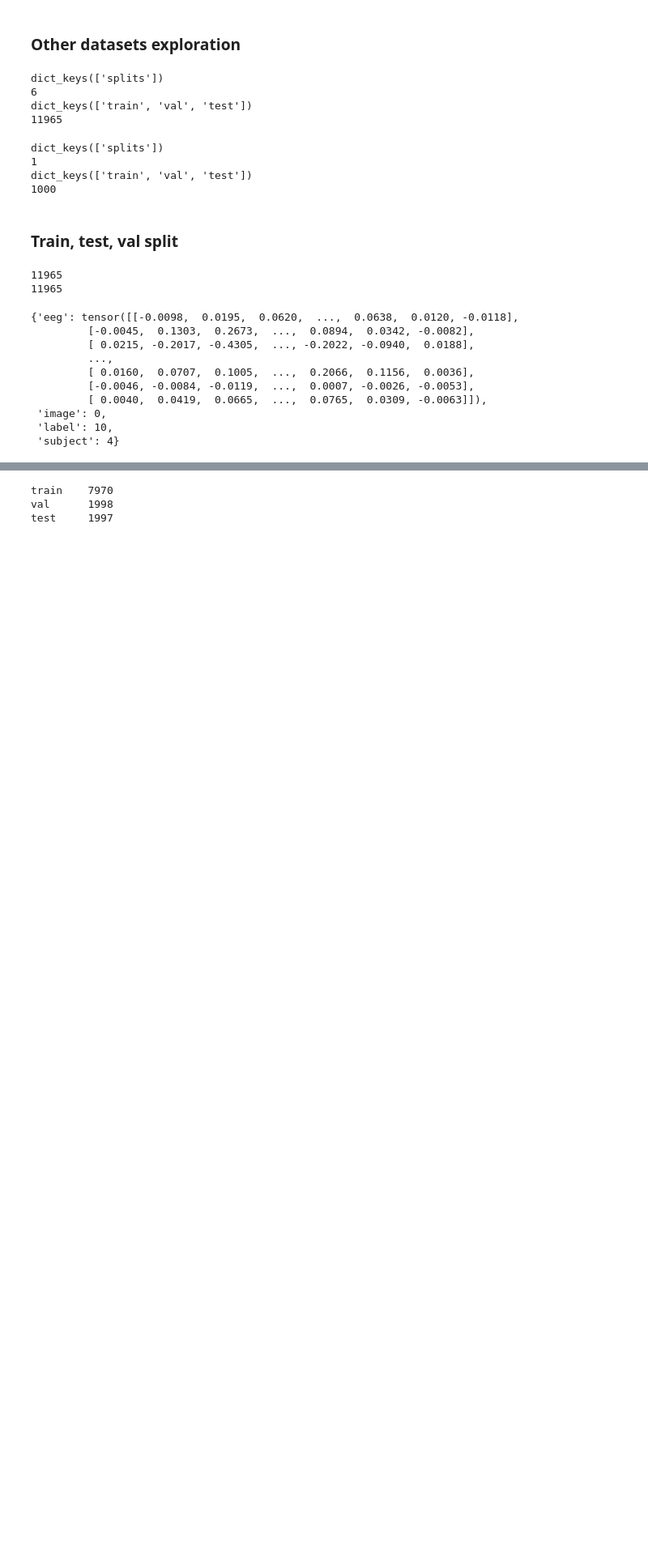
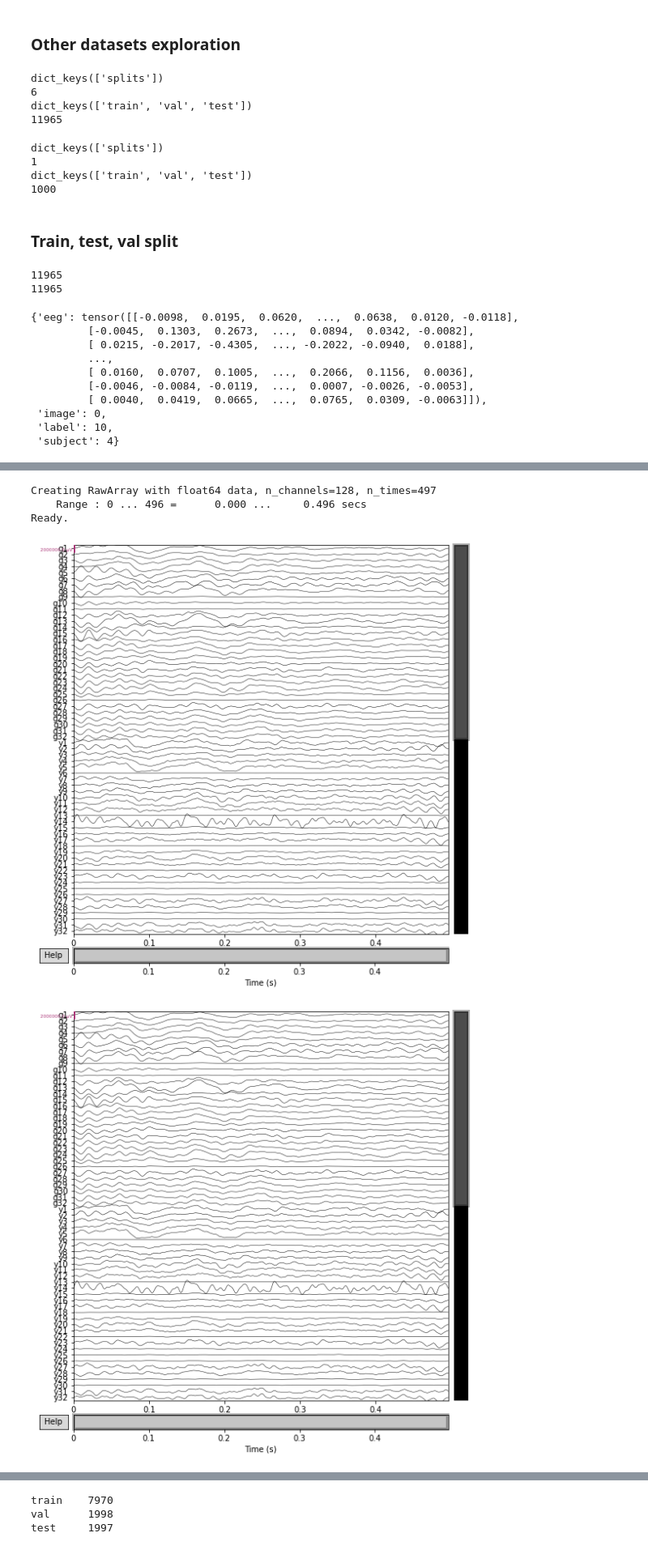
Before and after one commit to gianscuri/Brain-to-Image, a Jupyter notebook: stuff/DataExploration_EEGforVC.ipynb, the cells around one changed output, grey strips where cells are left out. Shown at 81% size. Saved outputs shown, nothing was run; the diff lists cells and outputs as text; code cells hidden in the pictures; blank space fills up the shorter version.

```diff
--- a/stuff/DataExploration_EEGforVC.ipynb
+++ b/stuff/DataExploration_EEGforVC.ipynb
@@ -247,0 +252,3 @@ eeg_data['dataset'][0]
+# %%
+with open("C:\\Users\\gianl\\Desktop\\ImageNet attributes\\LOC_synset_mapping.txt", "r") as f:
+    LOC_synset_mapping = f.readlines()
@@ -247,0 +335,20 @@ eeg_data['dataset'][0]
+# %%
+sfreq = 1000
+times = np.arange(0, 0.5, 1/sfreq)
+
+l = [[f'{i+str(n)}' for n in range (1, 33)] for i in ['g', 'y', 'r', 'w']]
+ch_names = list(np.concatenate(l))
+ch_types = ['eeg'] * 128
+
+info = mne.create_info(ch_names=ch_names, sfreq=sfreq, ch_types=ch_types)
+data = eeg_data_train['eeg'][5]
+raw = mne.io.RawArray(data, info)
+
+scalings = {'eeg': 1}
+raw.plot(title='Data from arrays', show=True, block=True, scalings=scalings, n_channels = 64)
+# %% [output]
+Creating RawArray with float64 data, n_channels=128, n_times=497
+    Range : 0 ... 496 =      0.000 ...     0.496 secs
+Ready.
+[figure, added]
+[figure, added]
```
Also changed, not shown: parts of 29 cells of this notebook, 1 other file.
